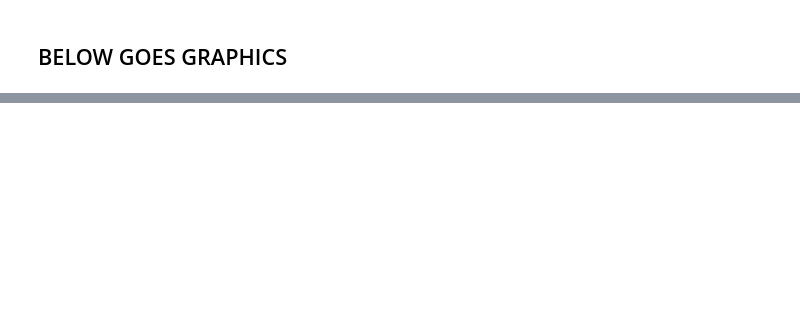
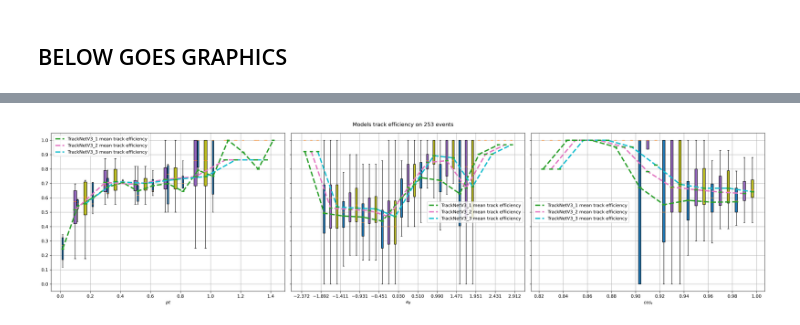
Before and after one commit to t3hseus/ariadne, a Jupyter notebook: notebooks/tracknet_preds_analyze_cut.ipynb, the cells around one changed output, grey strips where cells are left out. Drawn from its saved outputs; the diff is of its cells as text; code cells hidden in the pictures; blank space fills up the shorter version.

Commit message:
graphics

```diff
--- a/notebooks/tracknet_preds_analyze_cut.ipynb
+++ b/notebooks/tracknet_preds_analyze_cut.ipynb
@@ -1070,12 +1068,14 @@ def get_diagram_arr_linspace(all_real_hits, found_hits, start, end, num, col, mo
         #print(len(elems_pred), len(elems_real))
         if mode == MODES["RECALL"]:
             if elems_real.empty:
-                arr.append(1.)
+                #arr.append(1.)
+                continue
             else:
                 arr.append(len(elems_pred) / len(elems_real))
         elif mode == MODES["PRECISION"]:
             if elems_pred.empty:
-                arr.append(1.)
+                #arr.append(1.)
+                continue
             else:
                 reco_true = len(elems_pred[elems_pred.track != -1])
                 arr.append(reco_true / len(elems_pred))
@@ -1083,7 +1083,7 @@ def get_diagram_arr_linspace(all_real_hits, found_hits, start, end, num, col, mo
         else:
             raise NotImplemented
 
-        spac_ret.append(spac[i] + step)
+        spac_ret.append(spac[i])
 
     return np.array(arr), np.array(spac_ret)
 
@@ -1143,7 +1143,7 @@ def boxplot_style(bp):
     #    median.set(color='tab:red', linewidth=3, zorder=30)
 
     for median in bp['means']:
-        median.set(color='tab:green', linewidth=3, ls='-', zorder=30)
+        median.set(color='tab:green', linewidth=2, ls='-', zorder=10)
 # %%
 from numpy import linalg as LA
 import matplotlib as mpl
@@ -1354,4 +1373,6 @@ KeyboardInterrupt:
 # %%
 plot_model_results(["TrackNetV3"], [res_tracknet_1, res_tracknet_2, res_tracknet_20], to_recall)
 # %%
-plot_model_results(["TrackNetV3_1", "TrackNetV3_2"], [res_tracknet_1, res_tracknet_2, res_tracknet_20], to_recall)
+plot_model_results(["TrackNetV3_1", "TrackNetV3_2", "TrackNetV3_3"], [res_tracknet_1, res_tracknet_2, res_tracknet_20], to_recall)
+# %% [output]
+[figure, added]
```
Also changed, not shown: parts of 13 cells of this notebook.
